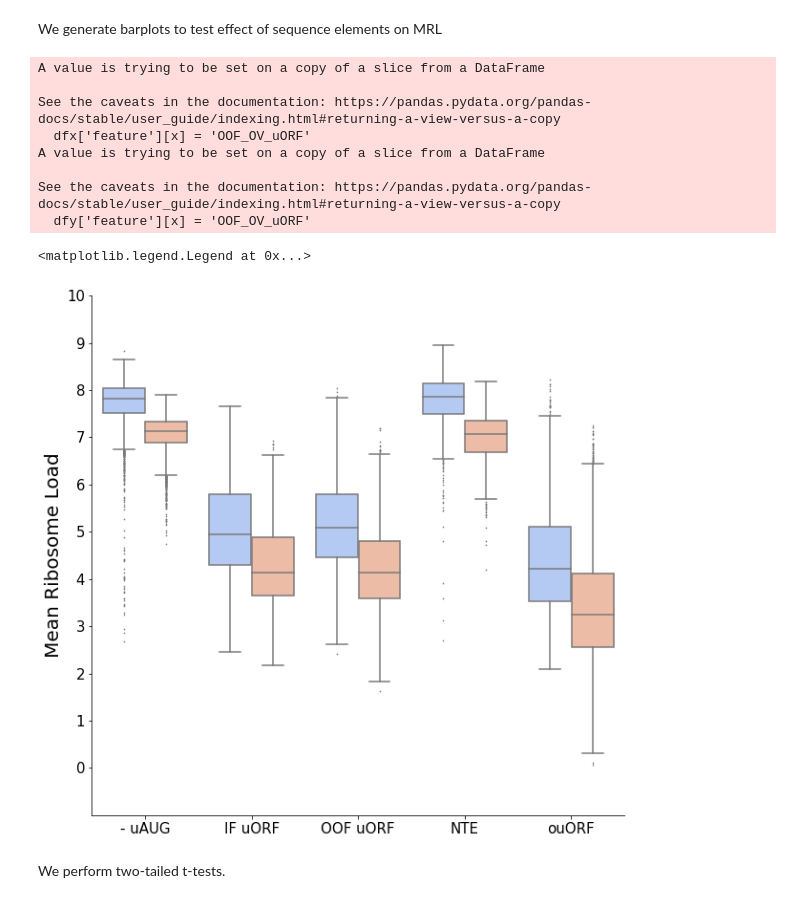
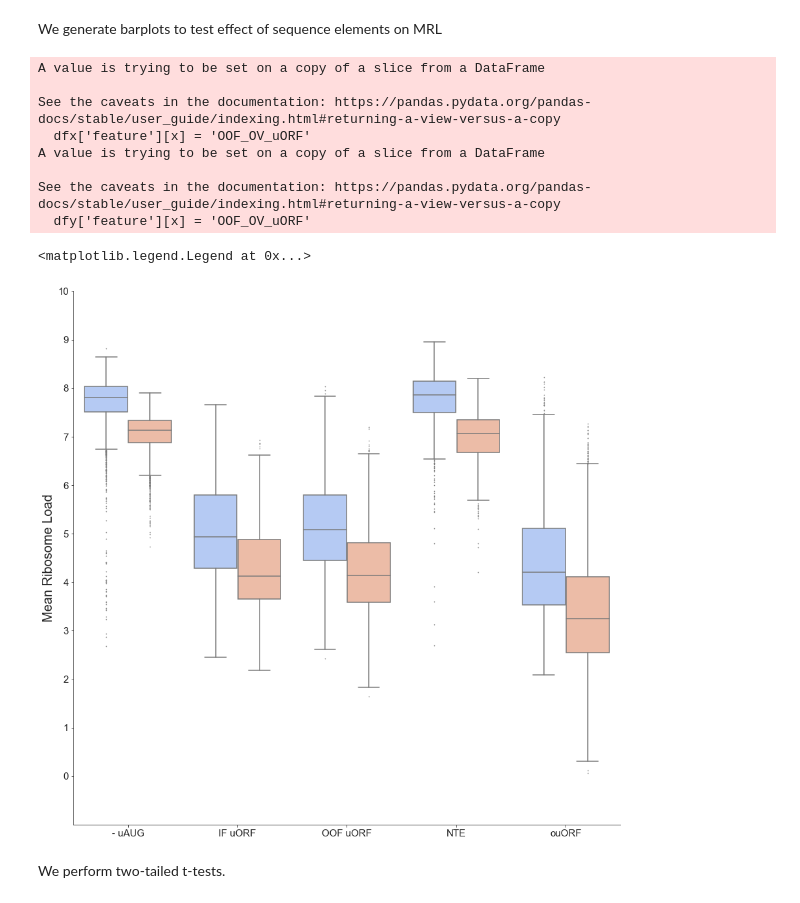
Before and after one commit to ohlerlab/mlcis, a Jupyter notebook: fig1_upstream_initiation.ipynb, the cells around one changed output. Cells and saved outputs as stored; diff of their text form; code cells hidden in the pictures.

```diff
--- a/fig1_upstream_initiation.ipynb
+++ b/fig1_upstream_initiation.ipynb
@@ -15,6 +15,8 @@ import integrated_gradients as ig
 import my_utils
 from metaplot import Metaplot,one_hot_encode
 import plotseqlogo as sql
+
+sns.set_style('ticks')
 # %% [markdown]
 We devise a function to summarize different populations of utr reporters depending on their mean ribosome load measure and plot meta-attribution maps for each population
 # %%
@@ -207,45 +210,34 @@ We generate barplots to test effect of sequence elements on MRL
 # %%
 comp_data_random = my_utils.barplot_mrl(test_random)
 
-fig, ax = plt.subplots(figsize = (10,10))
-fig = sns.boxplot(data=comp_data_random, x = 'feature', y = 'MRL', hue = 'pred',
-                  palette= 'coolwarm', #{False:'skyblue', True:'orange'}
-                  order = ['None', 'IF_uORF', 'OOF_uORF', 'NTEx', 'OOF_OV_uORF'],
-                  flierprops={'markerfacecolor':'black', 'markersize':0.8})
+order = ['None', 'IF_uORF', 'OOF_uORF', 'NTEx', 'OOF_OV_uORF']
+x='feature'
+y='MRL'
+#pairs=[('None', 'IF_uORF'), ('None', 'OOF_uORF'), ('None', 'NTEx'), ('None', 'OOF_OV_uORF')]
+hue='pred'
 
-fig.set(ylim=(-1,10),yticks=range(0,11,1),
-        xlabel='5UTR Sequence Feature',ylabel='Mean Ribosome Load')
+fig, ax = plt.subplots(figsize = (15,15))
+sns.boxplot(data=comp_data_random, x=x, y=y, hue=hue, palette='coolwarm', order=order, flierprops={'markerfacecolor':'black', 'markersize':0.8}, ax=ax)
 
-
+plt.setp(ax, ylim=(-1,10),yticks=range(0,11,1), xlabel='5UTR Sequence Feature',ylabel='Mean Ribosome Load')
 plt.xticks([0,1,2,3,4], ['- uAUG', 'IF uORF', 'OOF uORF', 'NTE', 'ouORF'], fontsize=15)
 plt.yticks(fontsize=15)
 plt.ylabel('Mean Ribosome Load', fontsize=20)
 plt.xlabel('')
 
-# calculate sample size per group and median to position labels in the plot
-#medians = comp_data_random.groupby(['feature'])['MRL'].median().values
-#n = comp_data_random['feature'][:(int(len(comp_data_random)/2))].value_counts().values
-#n = [str(x) for x in n.tolist()]
-#n = ["n= " + i for i in n]
-
-# add everything to the plot
-#pos = range(len(n))
-#for tick, label in zip(pos, ax.get_xticklabels()):
-#        ax.text(pos[tick], -0.5, n[tick], horizontalalignment='center', size='medium', color='black')
-
 sns.despine()
 plt.legend([],[], frameon=False)
 # %% [output]
 A value is trying to be set on a copy of a slice from a DataFrame
 
 See the caveats in the documentation: https://pandas.pydata.org/pandas-docs/stable/user_guide/indexing.html#returning-a-view-versus-a-copy
   dfx['feature'][x] = 'OOF_OV_uORF'
 A value is trying to be set on a copy of a slice from a DataFrame
 
 See the caveats in the documentation: https://pandas.pydata.org/pandas-docs/stable/user_guide/indexing.html#returning-a-view-versus-a-copy
   dfy['feature'][x] = 'OOF_OV_uORF'
 <matplotlib.legend.Legend at 0x...>
-[figure, old version]
+[figure, new version]
 # %% [markdown]
 We perform two-tailed t-tests.
 # %%
```
Also changed, not shown: parts of 3 cells of this notebook, 8 other files.
